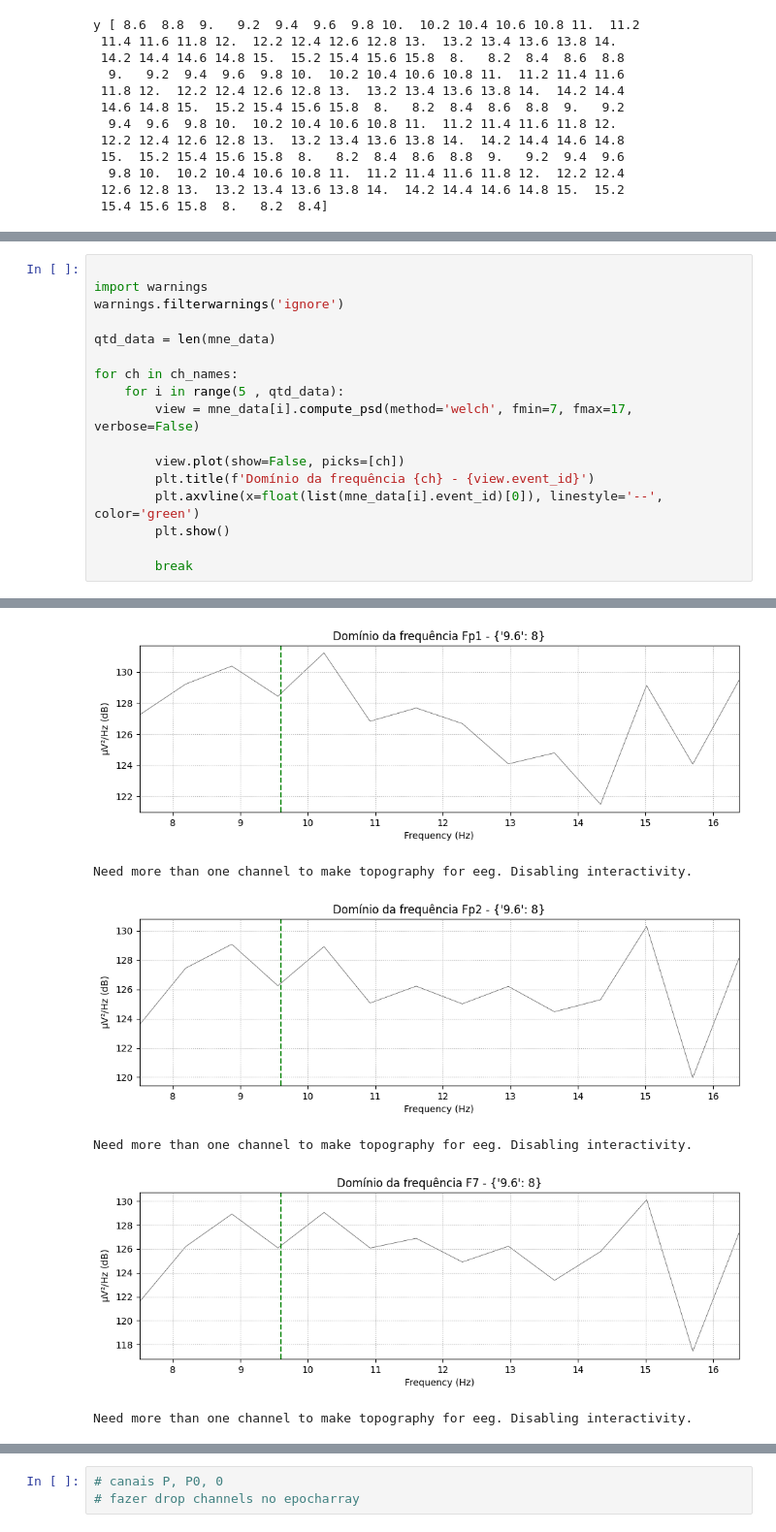
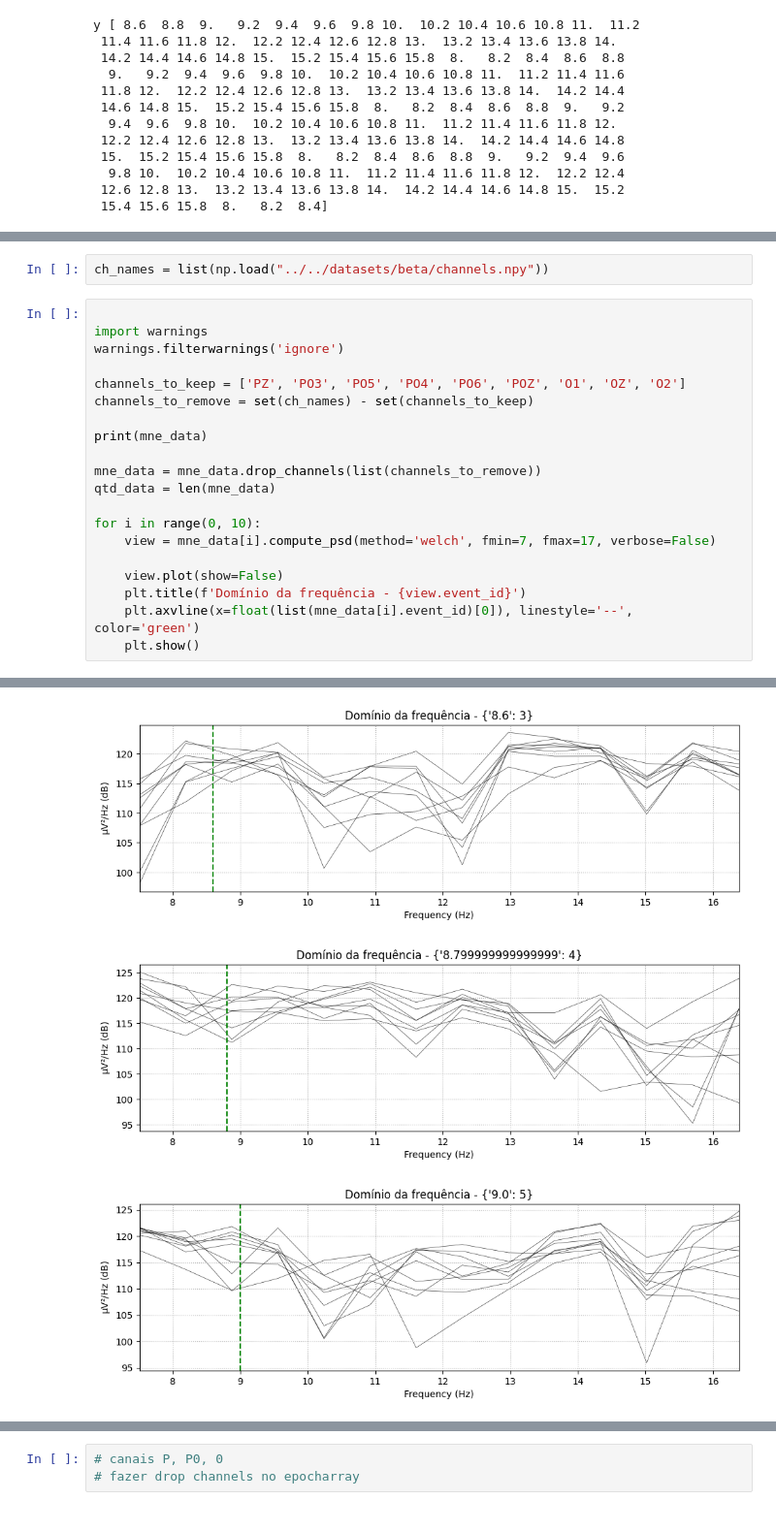
Before and after one commit to JessePires/tutoriais, a Jupyter notebook: SSVEP/src/beta/classification.ipynb, the cells around one changed output, grey strips where cells are left out. Shown at 97% size. Saved outputs shown, nothing was run; the diff lists cells and outputs as text.

Commit message:
feat: Classificando beta

```diff
--- a/SSVEP/src/beta/classification.ipynb
+++ b/SSVEP/src/beta/classification.ipynb
@@ -54,18 +44,23 @@ ch_names = [
+# %%
+ch_names = list(np.load("../../datasets/beta/channels.npy"))
 # %%
 
 import warnings
 warnings.filterwarnings('ignore')
 
+channels_to_keep = ['PZ', 'PO3', 'PO5', 'PO4', 'PO6', 'POZ', 'O1', 'OZ', 'O2']
+channels_to_remove = set(ch_names) - set(channels_to_keep)
+
+print(mne_data)
+
+mne_data = mne_data.drop_channels(list(channels_to_remove))
 qtd_data = len(mne_data)
 
-for ch in ch_names:
-    for i in range(5 , qtd_data):
-        view = mne_data[i].compute_psd(method='welch', fmin=7, fmax=17, verbose=False)
+for i in range(0, 10):
+    view = mne_data[i].compute_psd(method='welch', fmin=7, fmax=17, verbose=False)
 
-        view.plot(show=False, picks=[ch])
-        plt.title(f'Domínio da frequência {ch} - {view.event_id}')
-        plt.axvline(x=float(list(mne_data[i].event_id)[0]), linestyle='--', color='green')
-        plt.show()
-
-        break
+    view.plot(show=False)
+    plt.title(f'Domínio da frequência - {view.event_id}')
+    plt.axvline(x=float(list(mne_data[i].event_id)[0]), linestyle='--', color='green')
+    plt.show()
 # %% [output]
@@ -73,6 +79,3 @@ Need more than one channel to make topography for eeg. Disabling interactivity.
-[figure, old version]
+[figure, new version]
-Need more than one channel to make topography for eeg. Disabling interactivity.
-[figure, old version]
+[figure, new version]
-Need more than one channel to make topography for eeg. Disabling interactivity.
-[figure, old version]
+[figure, new version]
-Need more than one channel to make topography for eeg. Disabling interactivity.
```
Also changed, not shown: parts of 6 cells of this notebook, 3 other files.
